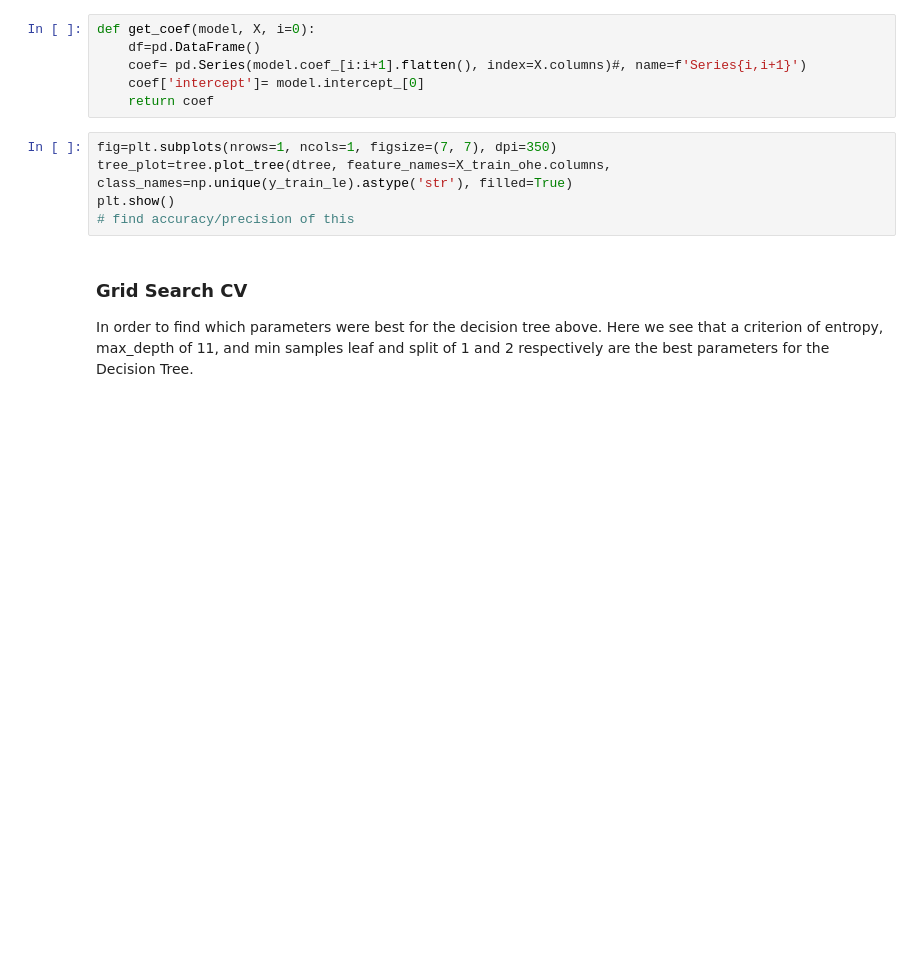
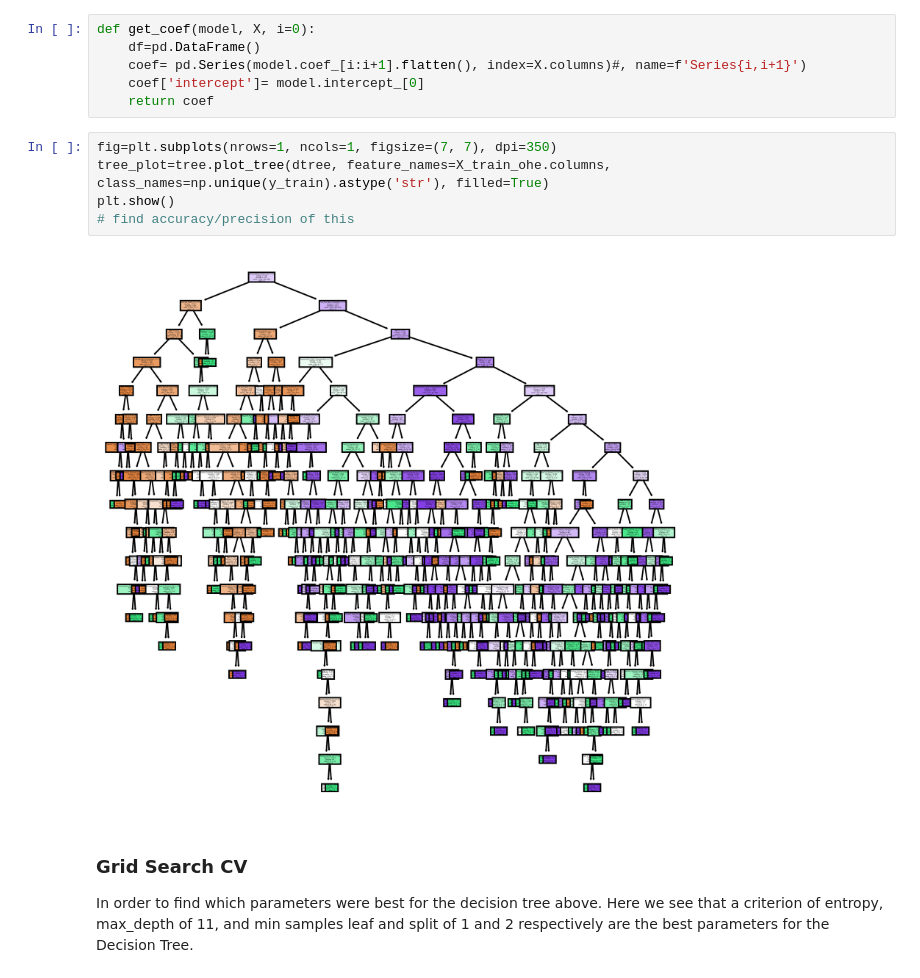
Before and after one commit to samlimish/project3, a Jupyter notebook: Project3.ipynb, the cells around one changed output. Saved outputs shown, nothing was run; the diff lists cells and outputs as text; blank space fills up the shorter version.

```diff
--- a/Project3.ipynb
+++ b/Project3.ipynb
@@ -284,9 +281,11 @@ def get_coef(model, X, i=0):
     return coef
 # %%
 fig=plt.subplots(nrows=1, ncols=1, figsize=(7, 7), dpi=350)
-tree_plot=tree.plot_tree(dtree, feature_names=X_train_ohe.columns, class_names=np.unique(y_train_le).astype('str'), filled=True)
+tree_plot=tree.plot_tree(dtree, feature_names=X_train_ohe.columns, class_names=np.unique(y_train).astype('str'), filled=True)
 plt.show()
 # find accuracy/precision of this
+# %% [output]
+[figure, added]
 # %% [markdown]
 ### Grid Search CV
 
```
Also changed, not shown: parts of 23 cells of this notebook.
